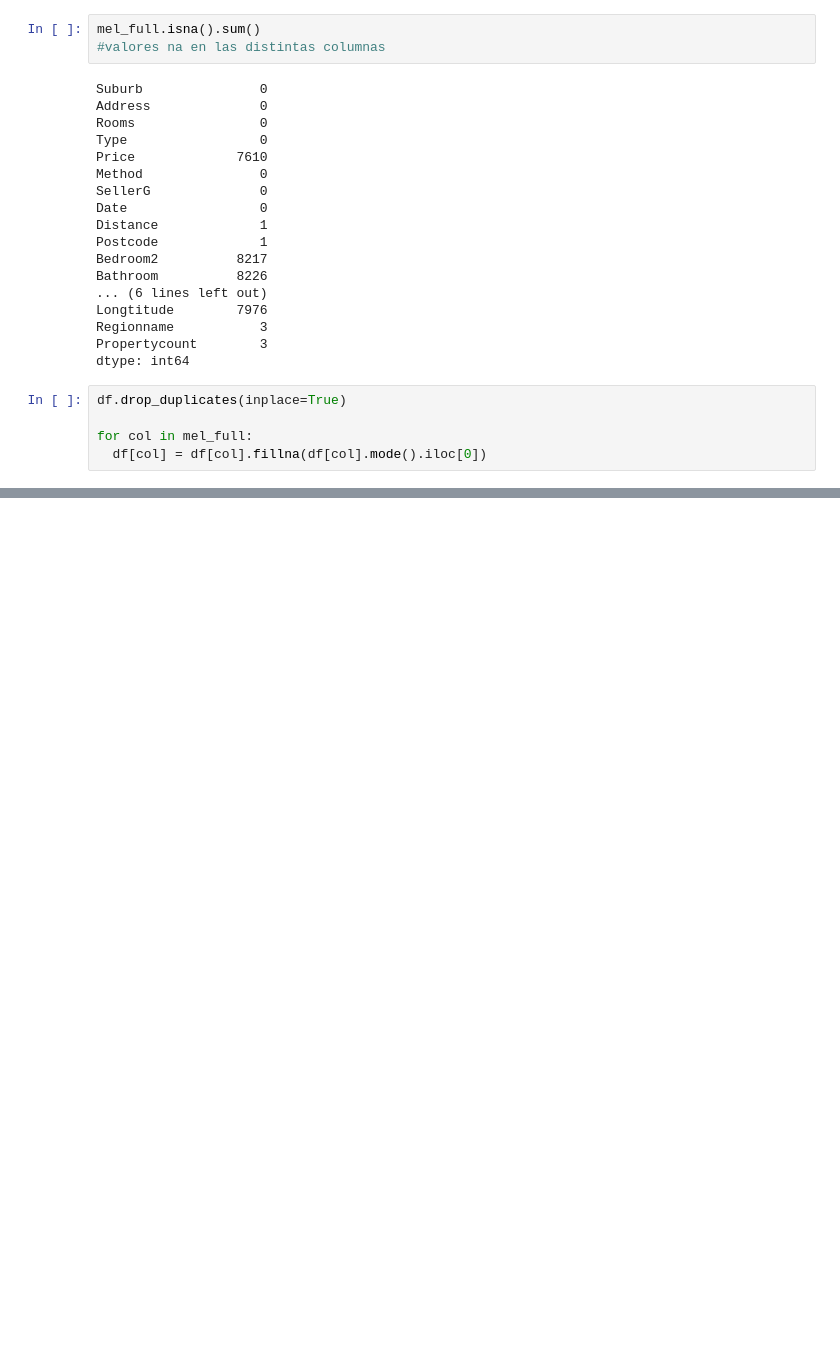
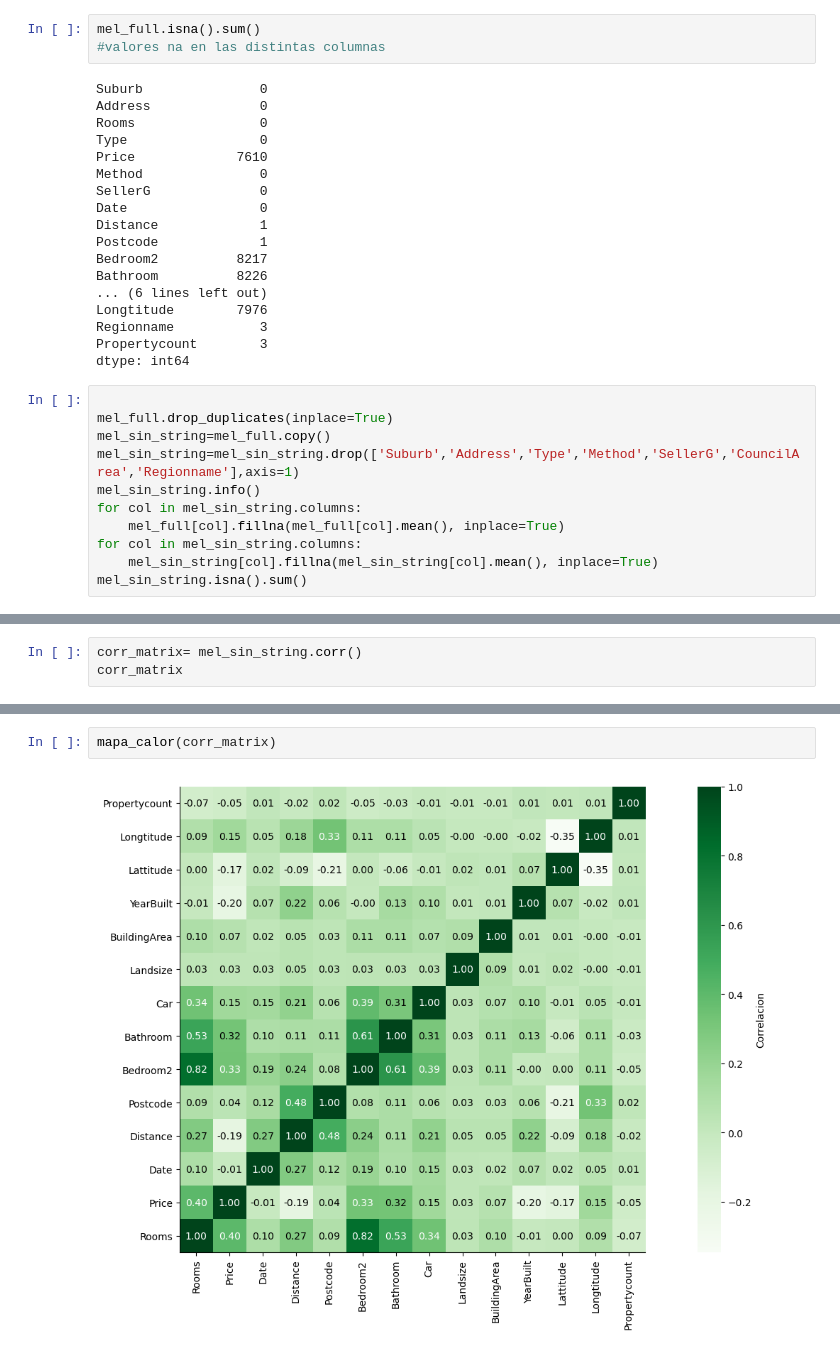
Before and after one commit to daferre01/BIGDATA-IA, a Jupyter notebook: IA/MachineLearning/melbourne.ipynb, the cells around one changed output, grey strips where cells are left out. Saved outputs shown, nothing was run; the diff lists cells and outputs as text; blank space fills up the shorter version.

```diff
--- a/IA/MachineLearning/melbourne.ipynb
+++ b/IA/MachineLearning/melbourne.ipynb
@@ -346,8 +336,14 @@ Longtitude        7976
 Regionname           3
 Propertycount        3
 dtype: int64
-# %%
-df.drop_duplicates(inplace=True)
-
-for col in mel_full:
-  df[col] = df[col].fillna(df[col].mode().iloc[0])
+# %%
+
+mel_full.drop_duplicates(inplace=True)
+mel_sin_string=mel_full.copy()
+mel_sin_string=mel_sin_string.drop(['Suburb','Address','Type','Method','SellerG','CouncilArea','Regionname'],axis=1)
+mel_sin_string.info()
+for col in mel_sin_string.columns:
+    mel_full[col].fillna(mel_full[col].mean(), inplace=True)
+for col in mel_sin_string.columns:
+    mel_sin_string[col].fillna(mel_sin_string[col].mean(), inplace=True)
+mel_sin_string.isna().sum()
@@ -353,0 +383,3 @@ for col in mel_full:
+# %%
+corr_matrix= mel_sin_string.corr()
+corr_matrix
@@ -353,0 +402,4 @@ for col in mel_full:
+# %%
+mapa_calor(corr_matrix)
+# %% [output]
+[figure, added]
```
Also changed, not shown: parts of 4 cells of this notebook.
